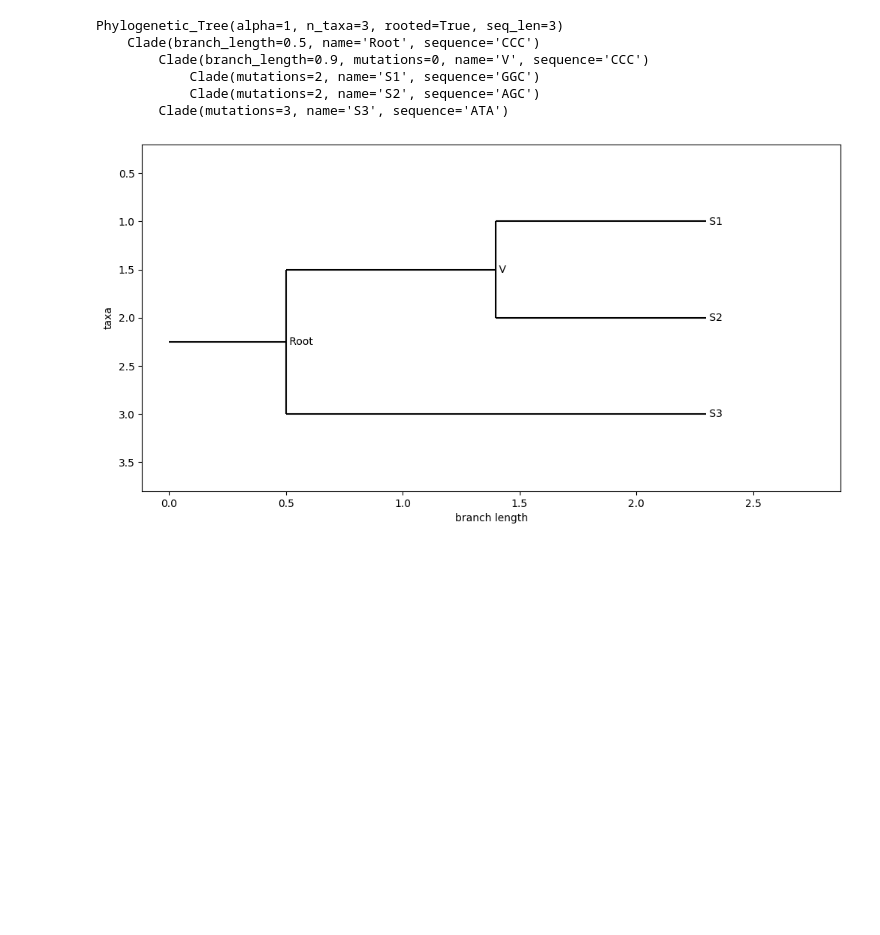
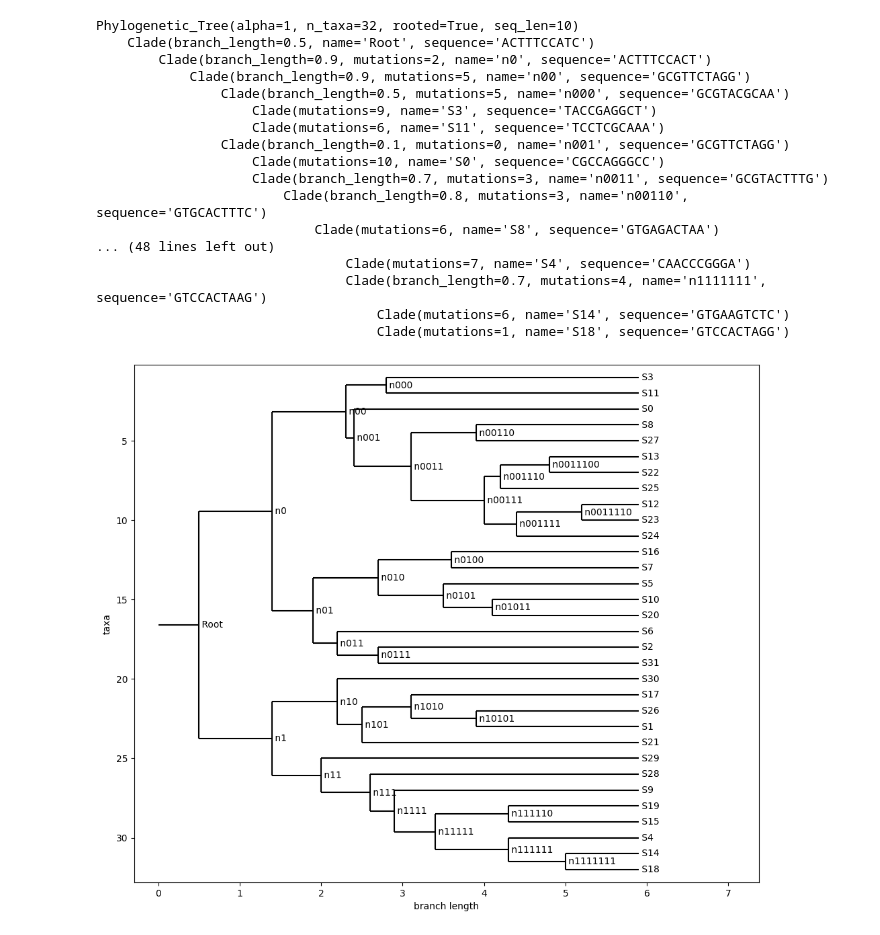
Before and after one commit to LeonMengoni/Bayesian-Phylogenetics, a Jupyter notebook: BayesianPhylogenetics.ipynb, the cells around one changed output. Drawn from its saved outputs; the diff is of its cells as text; code cells hidden in the pictures; blank space fills up the shorter version.

```diff
--- a/BayesianPhylogenetics.ipynb
+++ b/BayesianPhylogenetics.ipynb
@@ -108,20 +106,20 @@ class Phylogenetic_Tree(Phylo.BaseTree.Tree):
         self.n_taxa = len(self.get_terminals())
         self.taxa_names = [node.name for node in self.get_terminals()]
         self.adjust_branch_lengths()
-        self.generate_sequences_for_whole_tree()
 
     @classmethod
-    def read_from_file(cls, file_path):
+    def read_from_file(cls, file_path, generate_sequences=True):
         tree = Phylo.read(file_path, "newick")
         instance = cls(seq_len=seq_len, alpha=alpha, root=tree.clade)
-
+        if generate_sequences:
+            instance.generate_sequences_for_whole_tree()
         return instance
 
     @classmethod
-    def generate_random_tree(cls, n_taxa=None, taxa_names=None):
+    def generate_random_tree(cls, n_taxa=None, taxa_names=None, generate_sequences=True):
         if taxa_names is None: # generate tree from a random number of randomly named taxa
             if n_taxa is None:
-                n_taxa = np.random.randint(1,100)
+                n_taxa = np.random.randint(4,100)
             taxa_names = generate_random_taxa_names(n_taxa)
 
         else: # generate tree from predefined terminal taxa
@@ -131,6 +129,8 @@ class Phylogenetic_Tree(Phylo.BaseTree.Tree):
 
         tree = Tree().randomized(taxa_names, branch_length=None)
         instance = cls(seq_len=seq_len, alpha=alpha, root=tree.clade)
+        if generate_sequences:
+            instance.generate_sequences_for_whole_tree()
         return instance
 
     def dict_children(self): # init
@@ -174,6 +174,18 @@ class Phylogenetic_Tree(Phylo.BaseTree.Tree):
                 child.index = sequence_to_index(child.sequence)
                 child.mutations = count_mutations(parent.sequence, child.sequence)
 
+    def calculate_likelihood(self, p_root=np.ones(n_bases)/n_bases):
+        for parent, children in reversed(self.children.items()):
+            for child in children:
+                if child.is_terminal():
+                    child.C = to_categorical(child.index, num_classes=n_bases)
+                child.W = child.Markov_matrix @ child.C.T
+            parent.C = (np.multiply(children[0].W, children[1].W)).T
+
+        joint_prob = p_root @ self.root.C.T
+        self.likelihood = np.prod(joint_prob)
+        self.log_likelihood = np.sum(np.log(joint_prob))
+
     def remove_internal_node_names(self):
         internal_node_names = []
         for node in self.get_nonterminals():
@@ -191,4 +203,7 @@ class Phylogenetic_Tree(Phylo.BaseTree.Tree):
         if no_internal_names:
             self.remove_internal_node_names()
         Phylo.draw(self, axes=ax)
+
+    def write(self, file):
+        Phylo.write(self, file, "newick")
 # %%
@@ -215,18 +263,28 @@ class Phylogenetic_Tree(Phylo.BaseTree.Tree):
 # %%
 # Calculate likelihood from constructed tree with Felsenstein algorithm
 
-seq_len = 3
+seq_len = 10
 alpha = 1
 
-basic_tree = Phylogenetic_Tree(seq_len, alpha).read_from_file("basic_tree.dnd")
-basic_tree.generate_sequences_for_whole_tree()
+basic_tree = Phylogenetic_Tree(seq_len, alpha).read_from_file("random_tree.dnd")
 print(basic_tree)
-basic_tree.draw()
+basic_tree.draw(figsize=(12,10))
 # %% [output]
-Phylogenetic_Tree(alpha=1, n_taxa=3, rooted=True, seq_len=3)
-    Clade(branch_length=0.5, name='Root', sequence='CCC')
-        Clade(branch_length=0.9, mutations=0, name='V', sequence='CCC')
-            Clade(mutations=2, name='S1', sequence='GGC')
-            Clade(mutations=2, name='S2', sequence='AGC')
-        Clade(mutations=3, name='S3', sequence='ATA')
+Phylogenetic_Tree(alpha=1, n_taxa=32, rooted=True, seq_len=10)
+    Clade(branch_length=0.5, name='Root', sequence='ACTTTCCATC')
+        Clade(branch_length=0.9, mutations=2, name='n0', sequence='ACTTTCCACT')
+            Clade(branch_length=0.9, mutations=5, name='n00', sequence='GCGTTCTAGG')
+                Clade(branch_length=0.5, mutations=5, name='n000', sequence='GCGTACGCAA')
+                    Clade(mutations=9, name='S3', sequence='TACCGAGGCT')
+                    Clade(mutations=6, name='S11', sequence='TCCTCGCAAA')
+                Clade(branch_length=0.1, mutations=0, name='n001', sequence='GCGTTCTAGG')
+                    Clade(mutations=10, name='S0', sequence='CGCCAGGGCC')
+                    Clade(branch_length=0.7, mutations=3, name='n0011', sequence='GCGTACTTTG')
+                        Clade(branch_length=0.8, mutations=3, name='n00110', sequence='GTGCACTTTC')
+                            Clade(mutations=6, name='S8', sequence='GTGAGACTAA')
+... (48 lines left out)
+                                Clade(mutations=7, name='S4', sequence='CAACCCGGGA')
+                                Clade(branch_length=0.7, mutations=4, name='n1111111', sequence='GTCCACTAAG')
+                                    Clade(mutations=6, name='S14', sequence='GTGAAGTCTC')
+                                    Clade(mutations=1, name='S18', sequence='GTCCACTAGG')
-[figure, old version]
+[figure, new version]
```
Also changed, not shown: parts of 7 cells of this notebook.
